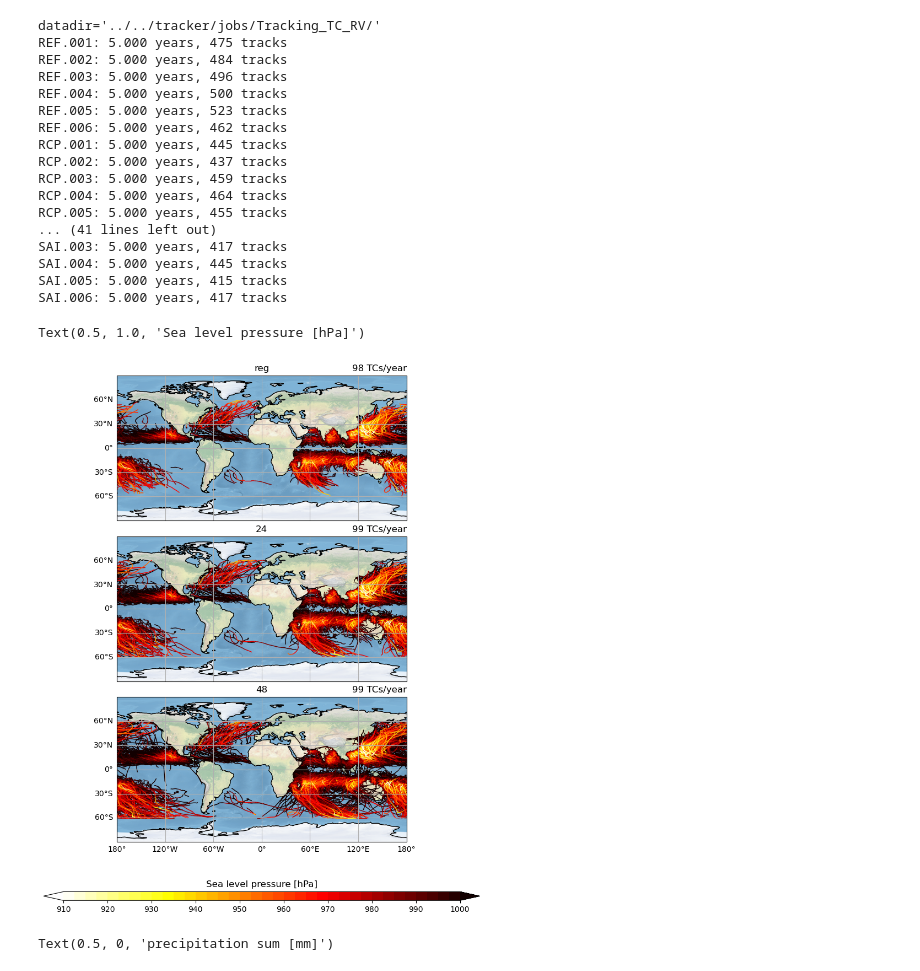
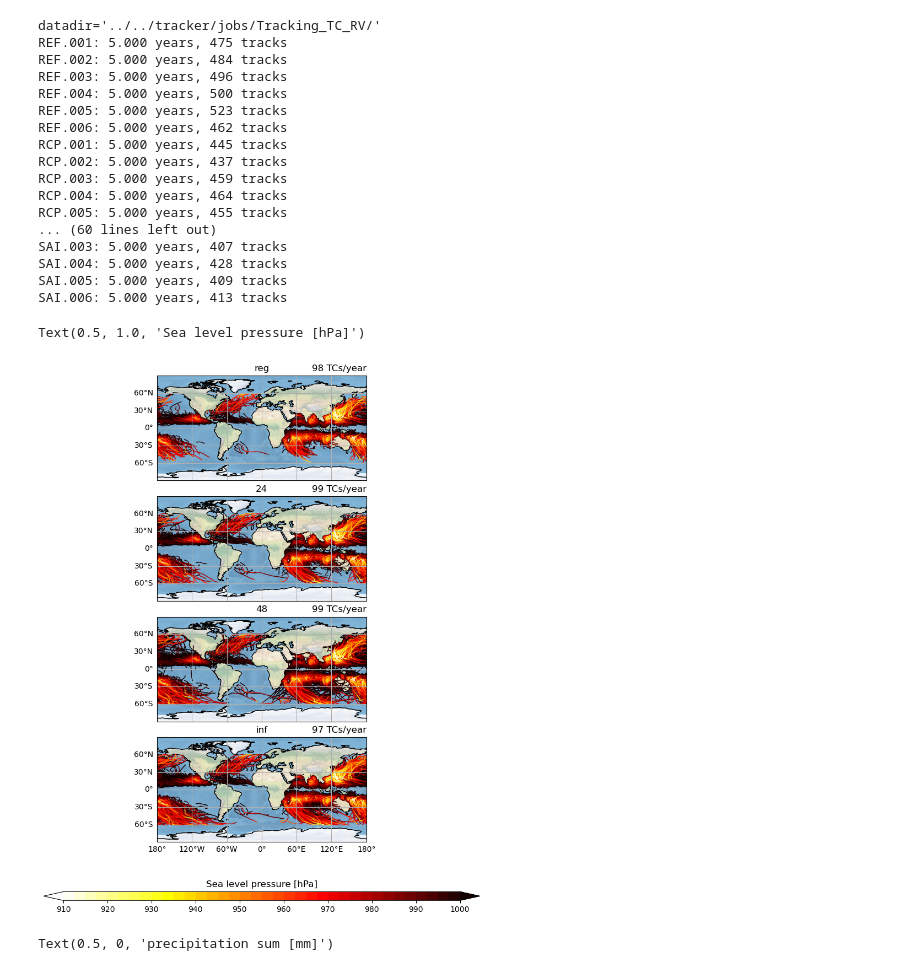
Before and after one commit to JdeJong96/TCs-under-SAI, a Jupyter notebook: analysis/notebooks/test_extend.ipynb, the cells around one changed output. Saved outputs shown, nothing was run; the diff lists cells and outputs as text; code cells hidden in the pictures.

```diff
--- a/analysis/notebooks/test_extend.ipynb
+++ b/analysis/notebooks/test_extend.ipynb
@@ -89,7 +91,7 @@ open_kwargs = {
 #datadir = "../../tracker/data/"
 
 dsets = {}
-for lab,ext in zip(["reg","24","48"],["",".24hrext",".48hrext"]):
+for lab,ext in zip(["reg","24","48","inf"],["",".24hrext",".48hrext",".infext2"]):
     datadir = f"../../tracker/jobs/Tracking_TC_RV{ext}/"
     print(f'{datadir=}')
     ds = {exp: [] for exp in open_kwargs}
@@ -99,6 +101,8 @@ for lab,ext in zip(["reg","24","48"],["",".24hrext",".48hrext"]):
         for n in range(1,7):
             #fname = f'{name}.started_{year}.00{n}/TC_tracker_results.{tag}.started_{year}.00{n}.nc'
             fname = f'TC_tracks.{tag}.00{n}{ext}.nc'
+            if ext == '.infext2':
+                fname = f'TC_tracks.{tag}.00{n}.infext.nc'
             fname = os.path.join(datadir, fname)
             if os.path.exists(fname):
                 dsi = xr.open_dataset(fname, decode_cf=False)
@@ -149,11 +153,11 @@ RCP.002: 5.000 years, 437 tracks
 RCP.003: 5.000 years, 459 tracks
 RCP.004: 5.000 years, 464 tracks
 RCP.005: 5.000 years, 455 tracks
-... (41 lines left out)
-SAI.003: 5.000 years, 417 tracks
-SAI.004: 5.000 years, 445 tracks
-SAI.005: 5.000 years, 415 tracks
-SAI.006: 5.000 years, 417 tracks
+... (60 lines left out)
+SAI.003: 5.000 years, 407 tracks
+SAI.004: 5.000 years, 428 tracks
+SAI.005: 5.000 years, 409 tracks
+SAI.006: 5.000 years, 413 tracks
 # %%
 
 ################### track figure #######################
@@ -163,37 +167,37 @@ Nv = round((vmax-vmin)/2.5)+1
 clevels = np.linspace(vmin, vmax, Nv)
 cmap = plt.get_cmap('hot_r')
 
-fig,axs = plt.subplots(3,1,figsize=(8,10), constrained_layout=True, sharex=True, sharey=True,
+fig,axs = plt.subplots(4,1,figsize=(8,10), constrained_layout=True, sharex=True, sharey=True,
                        subplot_kw={'projection':ccrs.PlateCarree(central_longitude=0),
                                    'xmargin':0.01, 'ymargin':0.01})
 for exp, ax in zip(dsets, axs):
     #dsi = select_region(ds[exp], dom)
     dsi = dsets[exp]['Reference']
     segments = track_segments(dsi, clevels)
     for clevid, segs in segments.items():
         color = cmap((clevid-0.5)/Nv)
         ax.add_collection(LineCollection(segs, color=color, lw=1,
             transform=ccrs.PlateCarree(), capstyle='butt'))
     ax.set_title(exp)
     ax.set_title(f'{dsi.id.size/dsi.num_days*365:.0f} TCs/year', loc='right')
     ax.coastlines()
     ax.gridlines(draw_labels=(['left','bottom'] if ax==axs[-1] else ['left']))
 
 for ax in axs: # must be after plotting to prevent setting a global view
     ax.stock_img()
 
 # create colorbar
 colors = cmap((np.arange(Nv+1)-0.5)/Nv)
 lcmap = ListedColormap(colors[1:-1])
 lcmap.set_extremes(under=colors[0], over=colors[-1], bad=cmap.get_bad())
 cb = fig.colorbar(plt.cm.ScalarMappable(norm=plt.Normalize(vmin=vmin,vmax=vmax),cmap=lcmap),
              ax=axs, extend='both', orientation='horizontal', aspect=50, shrink=1)
 cb.ax.set_title('Sea level pressure [hPa]')
 
 #savefig(fig, fname, transparent=True, bbox_inches='tight')
 # %% [output]
 Text(0.5, 1.0, 'Sea level pressure [hPa]')
-[figure, old version]
+[figure, new version]
 # %%
 (dsets['reg']['Reference'].PRECT.sum('dtime')*3).plot.hist(bins=range(0,15000,250), label='Ref')
 (dsets['reg']['RCP8.5'].PRECT.sum('dtime')*3).plot.hist(bins=range(0,15000,250), label='RCP8.5', histtype='step', lw=3)
```
Also changed, not shown: parts of 1 cell of this notebook.
